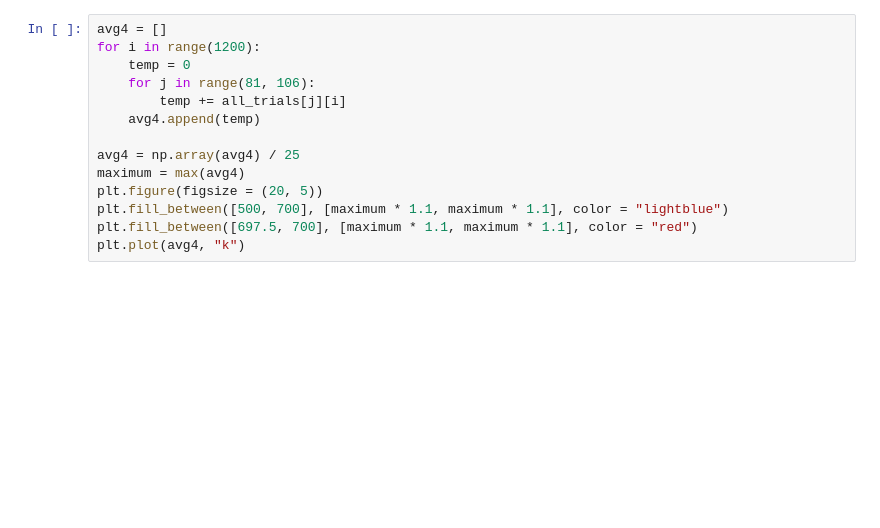
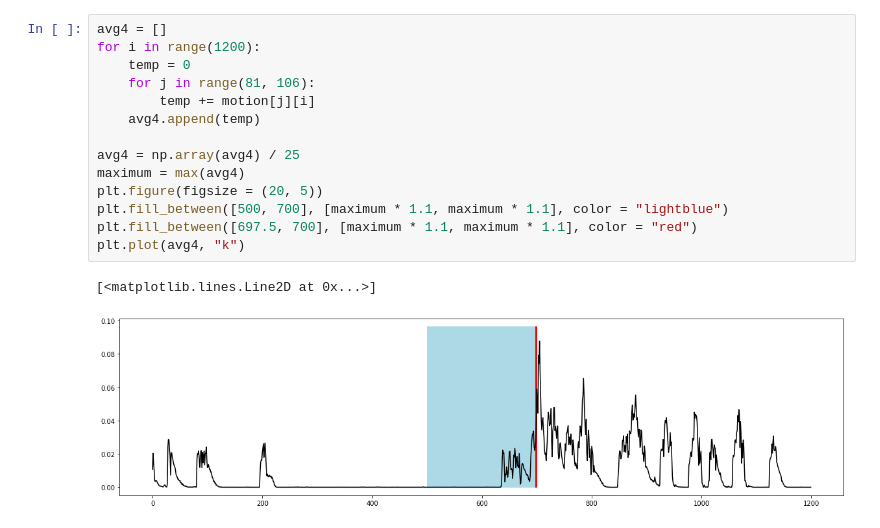
Before and after one commit to harshavardan/Classical-Conditioning, a Jupyter notebook: analysis/crude_210710.ipynb, the cells around one changed output. Saved outputs shown, nothing was run; the diff lists cells and outputs as text; blank space fills up the shorter version.

```diff
--- a/analysis/crude_210710.ipynb
+++ b/analysis/crude_210710.ipynb
@@ -191,17 +239,20 @@ plt.plot(avg3, "k")
 # %%
 avg4 = []
 for i in range(1200):
     temp = 0
     for j in range(81, 106):
-        temp += all_trials[j][i]
+        temp += motion[j][i]
     avg4.append(temp)
 
 avg4 = np.array(avg4) / 25
 maximum = max(avg4)
 plt.figure(figsize = (20, 5))
 plt.fill_between([500, 700], [maximum * 1.1, maximum * 1.1], color = "lightblue")
 plt.fill_between([697.5, 700], [maximum * 1.1, maximum * 1.1], color = "red")
 plt.plot(avg4, "k")
+# %% [output]
+[<matplotlib.lines.Line2D at 0x...>]
+[figure, added]
 # %%
 plt.figure(figsize = (20, 10))
 plt.plot(avg1, "0.8")
```
Also changed, not shown: parts of 23 cells of this notebook.
